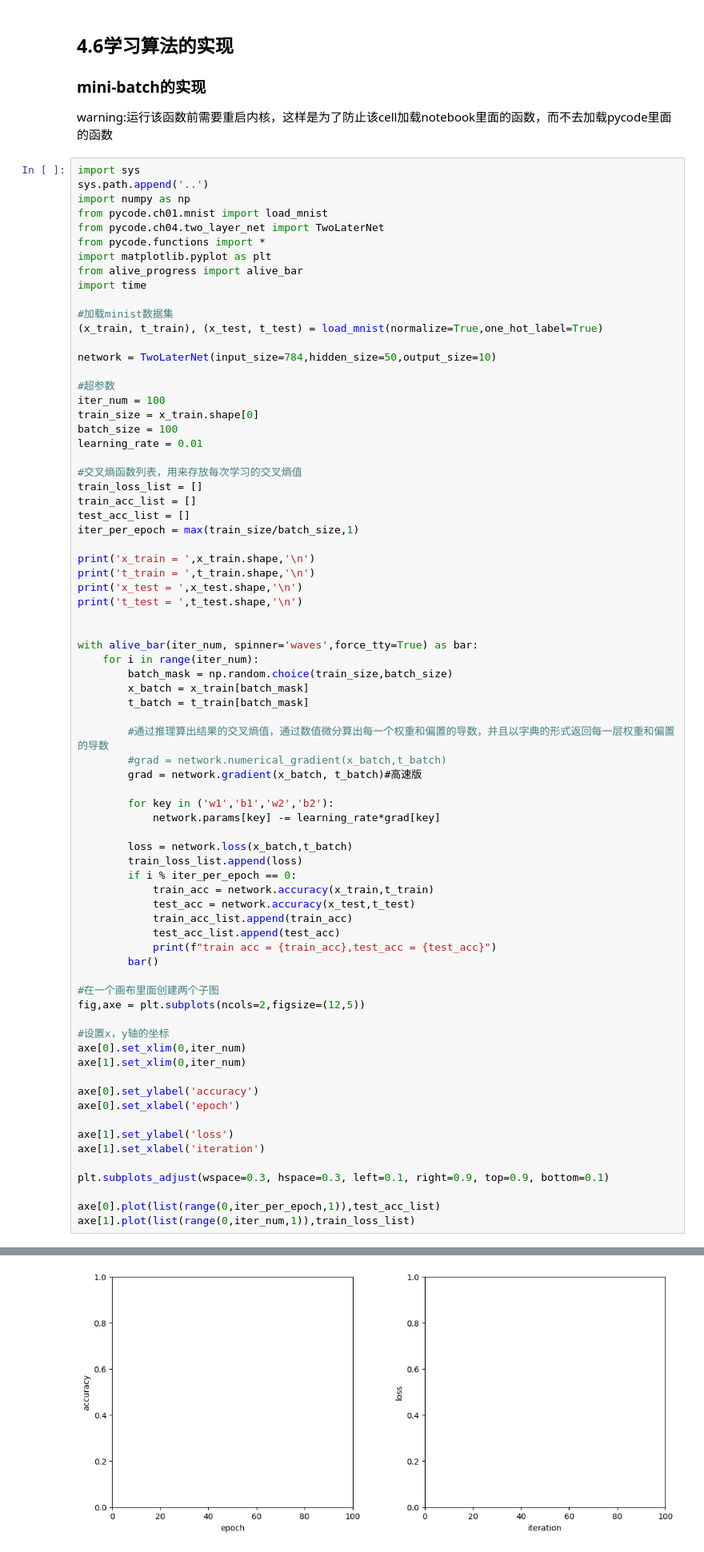
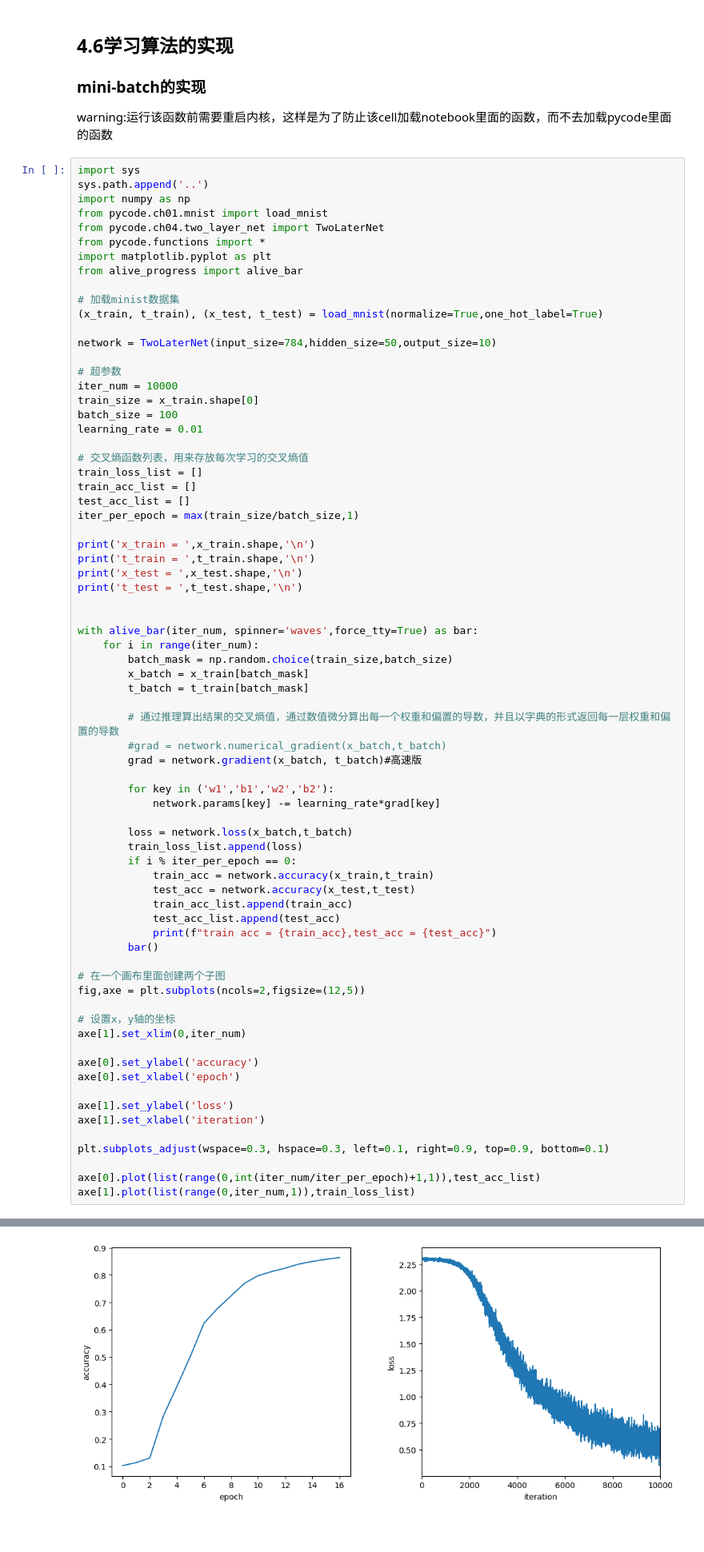
Before and after one commit to junxi-haoyi/Deep_Learning, a Jupyter notebook: jupyter/note.ipynb, the cells around one changed output, grey strips where cells are left out. Shown: that part at 80% size. Saved outputs shown, nothing was run; the diff lists cells and outputs as text; blank space fills up the shorter version.

```diff
--- a/jupyter/note.ipynb
+++ b/jupyter/note.ipynb
@@ -339,20 +339,19 @@ from pycode.ch04.two_layer_net import TwoLaterNet
 from pycode.functions import *
 import matplotlib.pyplot as plt
 from alive_progress import alive_bar
-import time
 
-#加载minist数据集
+# 加载minist数据集
 (x_train, t_train), (x_test, t_test) = load_mnist(normalize=True,one_hot_label=True)
 
 network = TwoLaterNet(input_size=784,hidden_size=50,output_size=10)
 
-#超参数
-iter_num = 100
+# 超参数
+iter_num = 10000
 train_size = x_train.shape[0]
 batch_size = 100
 learning_rate = 0.01
 
-#交叉熵函数列表，用来存放每次学习的交叉熵值
+# 交叉熵函数列表，用来存放每次学习的交叉熵值
 train_loss_list = []
 train_acc_list = []
 test_acc_list = []
@@ -370,7 +369,7 @@ with alive_bar(iter_num, spinner='waves',force_tty=True) as bar:
         x_batch = x_train[batch_mask]
         t_batch = t_train[batch_mask]
 
-        #通过推理算出结果的交叉熵值，通过数值微分算出每一个权重和偏置的导数，并且以字典的形式返回每一层权重和偏置的导数
+        # 通过推理算出结果的交叉熵值，通过数值微分算出每一个权重和偏置的导数，并且以字典的形式返回每一层权重和偏置的导数
         #grad = network.numerical_gradient(x_batch,t_batch)
         grad = network.gradient(x_batch, t_batch)#高速版
 
@@ -387,11 +386,10 @@ with alive_bar(iter_num, spinner='waves',force_tty=True) as bar:
             print(f"train acc = {train_acc},test_acc = {test_acc}")
         bar()
 
-#在一个画布里面创建两个子图
+# 在一个画布里面创建两个子图
 fig,axe = plt.subplots(ncols=2,figsize=(12,5))
 
-#设置x，y轴的坐标
-axe[0].set_xlim(0,iter_num)
+# 设置x，y轴的坐标
 axe[1].set_xlim(0,iter_num)
 
 axe[0].set_ylabel('accuracy')
@@ -402,7 +400,7 @@ axe[1].set_xlabel('iteration')
 
 plt.subplots_adjust(wspace=0.3, hspace=0.3, left=0.1, right=0.9, top=0.9, bottom=0.1)
 
-axe[0].plot(list(range(0,iter_per_epoch,1)),test_acc_list)
+axe[0].plot(list(range(0,int(iter_num/iter_per_epoch)+1,1)),test_acc_list)
 axe[1].plot(list(range(0,iter_num,1)),train_loss_list)
 # %% [output]
 x_train =  (60000, 784)
@@ -418,4 +424,4 @@ TypeError: 'float' object cannot be interpreted as an integer
-[figure, old version]
+[figure, new version]
 # %%
 from alive_progress import alive_bar
 import time
```
Also changed, not shown: parts of 3 cells of this notebook, 3 other files.
